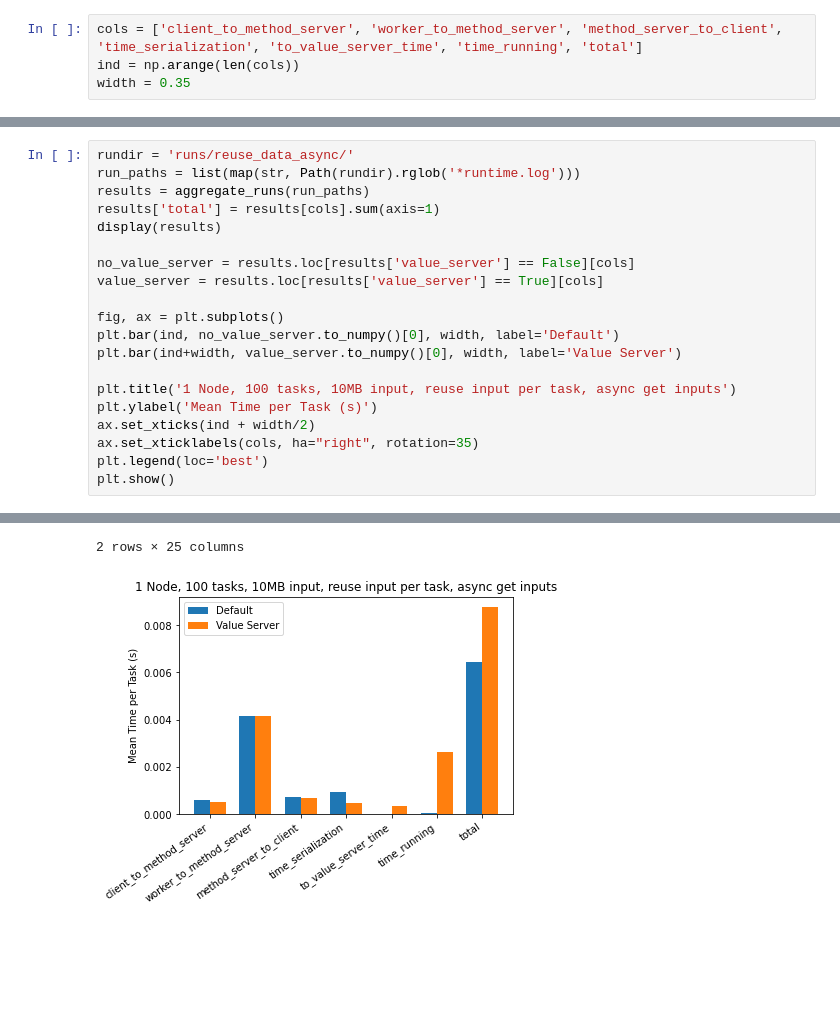
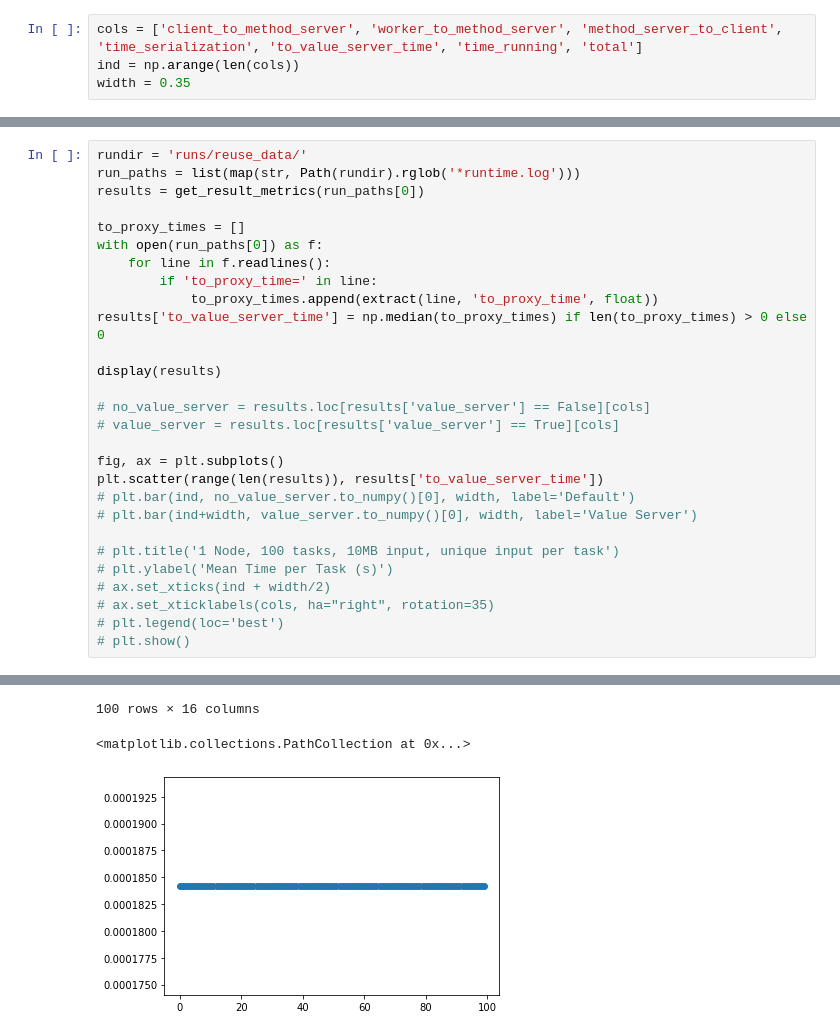
Before and after one commit to exalearn/colmena, a Jupyter notebook: demo_apps/synthetic-data/performance.ipynb, the cells around one changed output, grey strips where cells are left out. Drawn from its saved outputs; the diff is of its cells as text; blank space fills up the shorter version.

```diff
--- a/demo_apps/synthetic-data/performance.ipynb
+++ b/demo_apps/synthetic-data/performance.ipynb
@@ -149,21 +175,29 @@ plt.show()
 # %%
-rundir = 'runs/reuse_data_async/'
+rundir = 'runs/reuse_data/'
 run_paths = list(map(str, Path(rundir).rglob('*runtime.log')))
-results = aggregate_runs(run_paths)
-results['total'] = results[cols].sum(axis=1)
+results = get_result_metrics(run_paths[0])
+
+to_proxy_times = []
+with open(run_paths[0]) as f:
+    for line in f.readlines():
+        if 'to_proxy_time=' in line:
+            to_proxy_times.append(extract(line, 'to_proxy_time', float))
+results['to_value_server_time'] = np.median(to_proxy_times) if len(to_proxy_times) > 0 else 0
+
 display(results)
 
-no_value_server = results.loc[results['value_server'] == False][cols]
-value_server = results.loc[results['value_server'] == True][cols]
+# no_value_server = results.loc[results['value_server'] == False][cols]
+# value_server = results.loc[results['value_server'] == True][cols]
 
 fig, ax = plt.subplots()
-plt.bar(ind, no_value_server.to_numpy()[0], width, label='Default')
-plt.bar(ind+width, value_server.to_numpy()[0], width, label='Value Server')
+plt.scatter(range(len(results)), results['to_value_server_time'])
+# plt.bar(ind, no_value_server.to_numpy()[0], width, label='Default')
+# plt.bar(ind+width, value_server.to_numpy()[0], width, label='Value Server')
 
-plt.title('1 Node, 100 tasks, 10MB input, reuse input per task, async get inputs')
-plt.ylabel('Mean Time per Task (s)')
-ax.set_xticks(ind + width/2)
-ax.set_xticklabels(cols, ha="right", rotation=35)
-plt.legend(loc='best')
-plt.show()
+# plt.title('1 Node, 100 tasks, 10MB input, unique input per task')
+# plt.ylabel('Mean Time per Task (s)')
+# ax.set_xticks(ind + width/2)
+# ax.set_xticklabels(cols, ha="right", rotation=35)
+# plt.legend(loc='best')
+# plt.show()
 # %% [output]
@@ -173,2 +216,3 @@ plt.show()
-2 rows × 25 columns
+100 rows × 16 columns
+<matplotlib.collections.PathCollection at 0x...>
-[figure, old version]
+[figure, new version]
```
Also changed, not shown: parts of 5 cells of this notebook, 6 other files.
